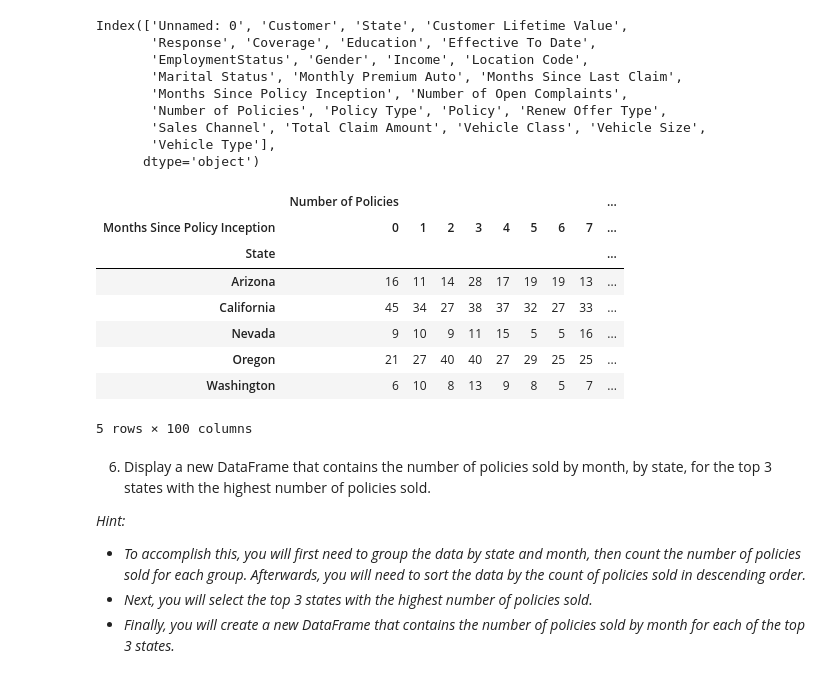
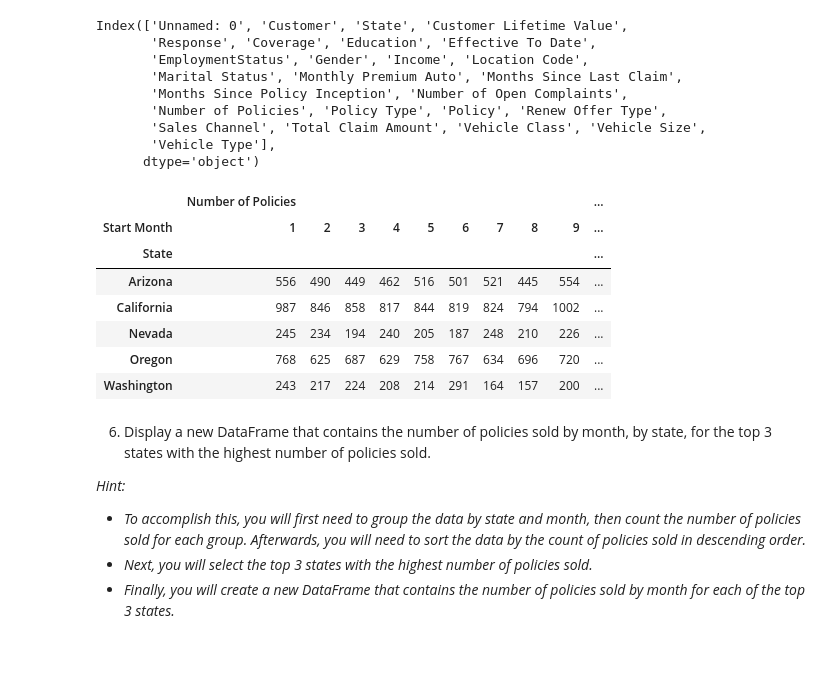
Before and after one commit to data-bootcamp-v4/lab-dw-data-aggregation-and-filtering, a Jupyter notebook: lab-dw-aggregating.ipynb, the cells around one changed output. Drawn from its saved outputs; the diff is of its cells as text; code cells hidden in the pictures.

```diff
--- a/lab-dw-aggregating.ipynb
+++ b/lab-dw-aggregating.ipynb
@@ -163,19 +163,20 @@ Index(['Unnamed: 0', 'Customer', 'State', 'Customer Lifetime Value',
        'Vehicle Type'],
       dtype='object')
 # %%
-mkt_df.pivot_table(index='State', columns='Months Since Policy Inception', values=['Number of Policies'], aggfunc="count")
+mkt_df["Start Month"] = ((mkt_df['Months Since Policy Inception'] + 9) % 12) +1
+
+mkt_df.pivot_table(index='State', columns='Start Month', values=['Number of Policies'], aggfunc="sum")
 
 #There is no "Month" column, or date that policy was opened, so unsure how to analyse
 # %% [output]
-|  | Number of Policies |  |  |  |  |  |  |  | ... |
-| Months Since Policy Inception | 0 | 1 | 2 | 3 | 4 | 5 | 6 | 7 | ... |
-| State |  |  |  |  |  |  |  |  | ... |
-| Arizona | 16 | 11 | 14 | 28 | 17 | 19 | 19 | 13 | ... |
-| California | 45 | 34 | 27 | 38 | 37 | 32 | 27 | 33 | ... |
-| Nevada | 9 | 10 | 9 | 11 | 15 | 5 | 5 | 16 | ... |
-| Oregon | 21 | 27 | 40 | 40 | 27 | 29 | 25 | 25 | ... |
-| Washington | 6 | 10 | 8 | 13 | 9 | 8 | 5 | 7 | ... |
+|  | Number of Policies |  |  |  |  |  |  |  |  | ... |
+| Start Month | 1 | 2 | 3 | 4 | 5 | 6 | 7 | 8 | 9 | ... |
+| State |  |  |  |  |  |  |  |  |  | ... |
+| Arizona | 556 | 490 | 449 | 462 | 516 | 501 | 521 | 445 | 554 | ... |
+| California | 987 | 846 | 858 | 817 | 844 | 819 | 824 | 794 | 1002 | ... |
+| Nevada | 245 | 234 | 194 | 240 | 205 | 187 | 248 | 210 | 226 | ... |
+| Oregon | 768 | 625 | 687 | 629 | 758 | 767 | 634 | 696 | 720 | ... |
+| Washington | 243 | 217 | 224 | 208 | 214 | 291 | 164 | 157 | 200 | ... |
-5 rows × 100 columns
 # %% [markdown]
 6.  Display a new DataFrame that contains the number of policies sold by month, by state, for the top 3 states with the highest number of policies sold.
 
```
Also changed, not shown: parts of 4 cells of this notebook.
